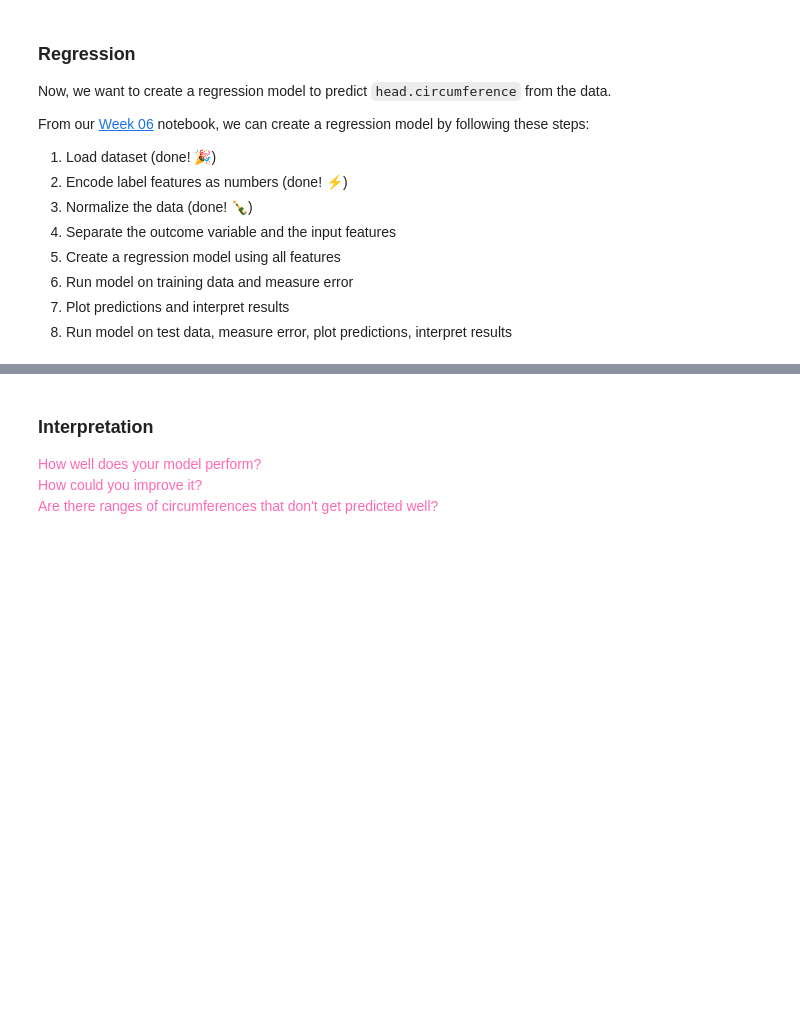
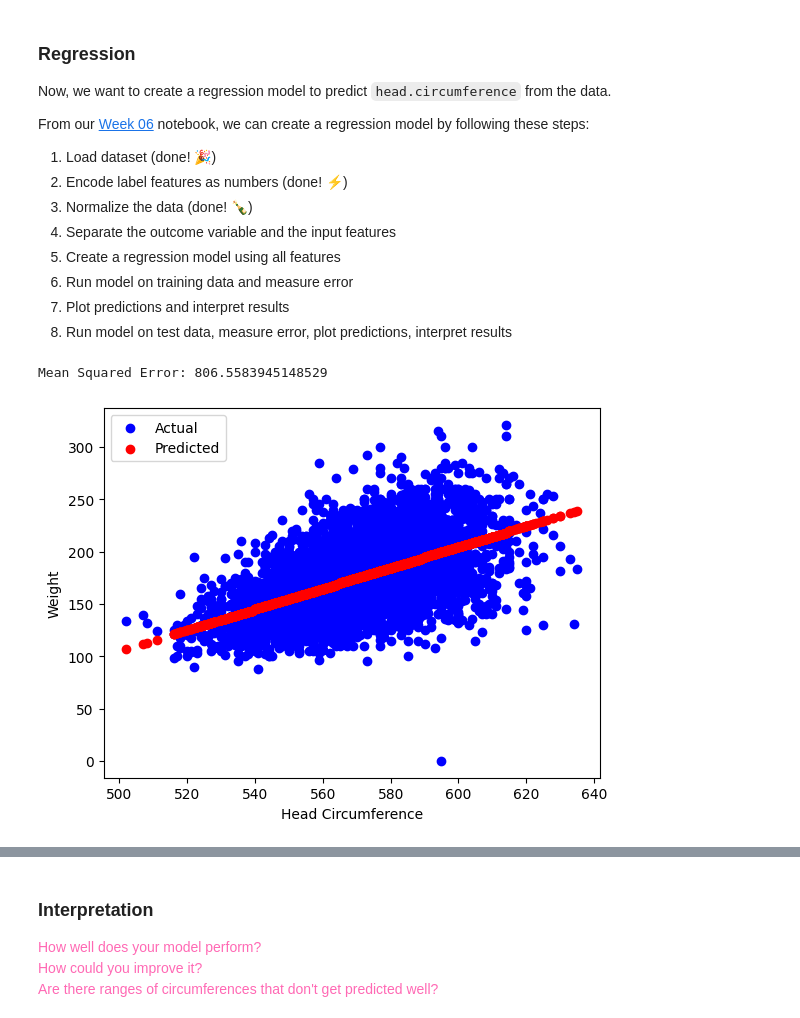
Before and after one commit to ML-strupp/Homework06, a Jupyter notebook: Homework06.ipynb, the cells around one changed output, grey strips where cells are left out. Saved outputs shown, nothing was run; the diff lists cells and outputs as text; code cells hidden in the pictures; blank space fills up the shorter version.

```diff
--- a/Homework06.ipynb
+++ b/Homework06.ipynb
@@ -191,3 +174,41 @@ head_circumference_model.coef_, head_circumference_model.intercept_
+# %%
+from sklearn.metrics import mean_squared_error
+
+scaler = StandardScaler()
+# Work on Regression Model here
+
+## Separate outcome variable and input features
+head_circumference = ansur_df[['head.circumference']]
+weight = ansur_df['weight']
+
+## Scale the features
+scaler = StandardScaler()
+head_circumference_scaled = scaler.fit_transform(head_circumference)
+# This will scale the head circumference feature to have mean 0 and standard deviation 1
+
+## Create a regression model
+head_circumference_model = LinearRegression()
+head_circumference_model.fit(head_circumference_scaled, weight)
+
+# run model on training data
+predicted_scaled = head_circumference_model.predict(head_circumference_scaled)  # Predicting weight based on head circumference
+
+## Measure error on training data
+error = mean_squared_error(weight, predicted_scaled)
+print(f"Mean Squared Error: {error}")
+
+## Plot predictions and interpret results
+import matplotlib.pyplot as plt
+
+plt.scatter(head_circumference, weight, color='blue', label='Actual')
+plt.scatter(head_circumference, predicted_scaled, color='red', label='Predicted')
+plt.xlabel('Head Circumference')
+plt.ylabel('Weight')
+plt.legend()
+plt.show()
+# %% [output]
+Mean Squared Error: 806.5583945148529
+[figure, added]
 # %%
 ## Load Test Data
 ANSUR_TEST_FILE = "https://raw.githubusercontent.com/PSAM-5020-2025S-A/5020-utils/main/datasets/json/ansur-test.json"
```
Also changed, not shown: parts of 2 cells of this notebook.
